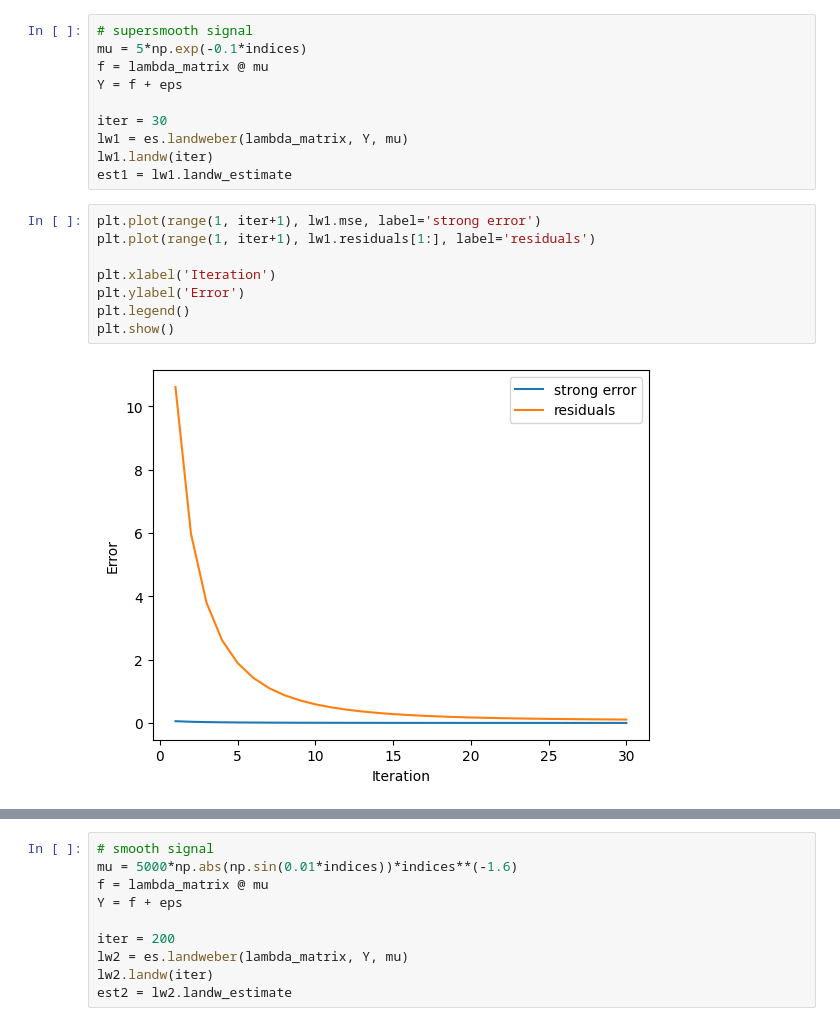
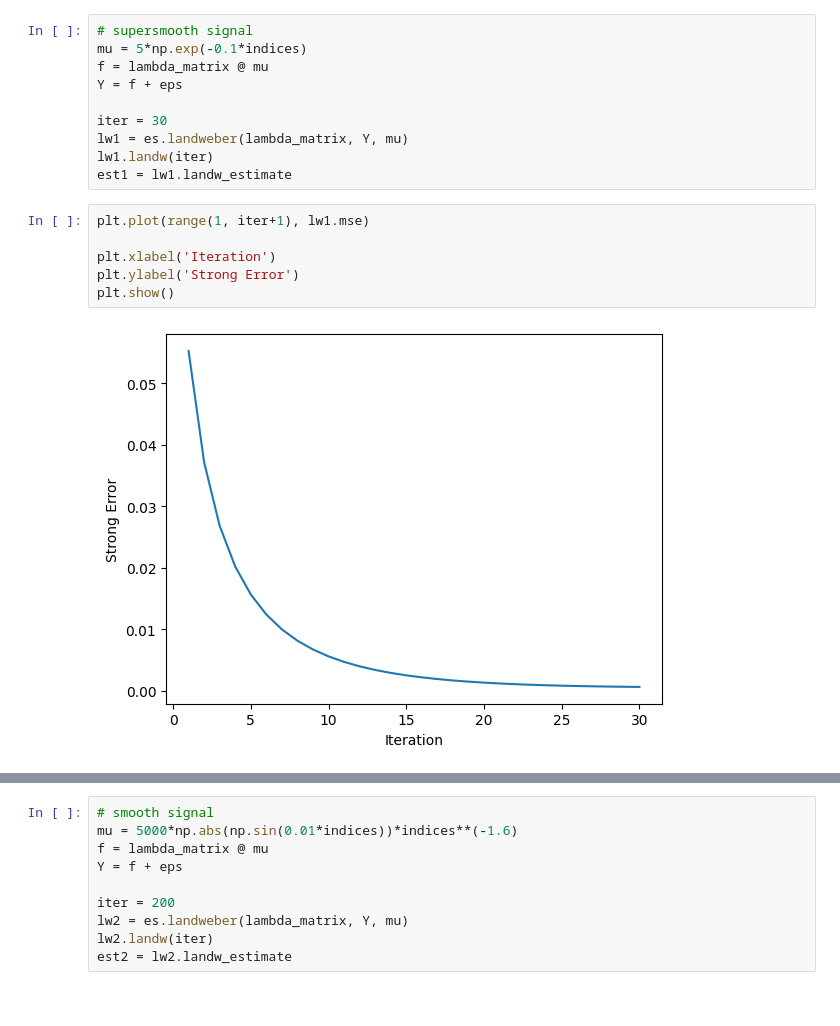
Before and after one commit to EarlyStop/EarlyStopping, a Jupyter notebook: notebooks/LandweberExample.ipynb, the cells around one changed output, grey strips where cells are left out. Saved outputs shown, nothing was run; the diff lists cells and outputs as text.

```diff
--- a/notebooks/LandweberExample.ipynb
+++ b/notebooks/LandweberExample.ipynb
@@ -22,12 +22,10 @@ lw1 = es.landweber(lambda_matrix, Y, mu)
 lw1.landw(iter)
 est1 = lw1.landw_estimate
 # %%
-plt.plot(range(1, iter+1), lw1.mse, label='strong error')
-plt.plot(range(1, iter+1), lw1.residuals[1:], label='residuals')
+plt.plot(range(1, iter+1), lw1.mse)
 
 plt.xlabel('Iteration')
-plt.ylabel('Error')
-plt.legend()
+plt.ylabel('Strong Error')
 plt.show()
 # %% [output]
-[figure, old version]
+[figure, new version]
```
Also changed, not shown: parts of 7 cells of this notebook.
